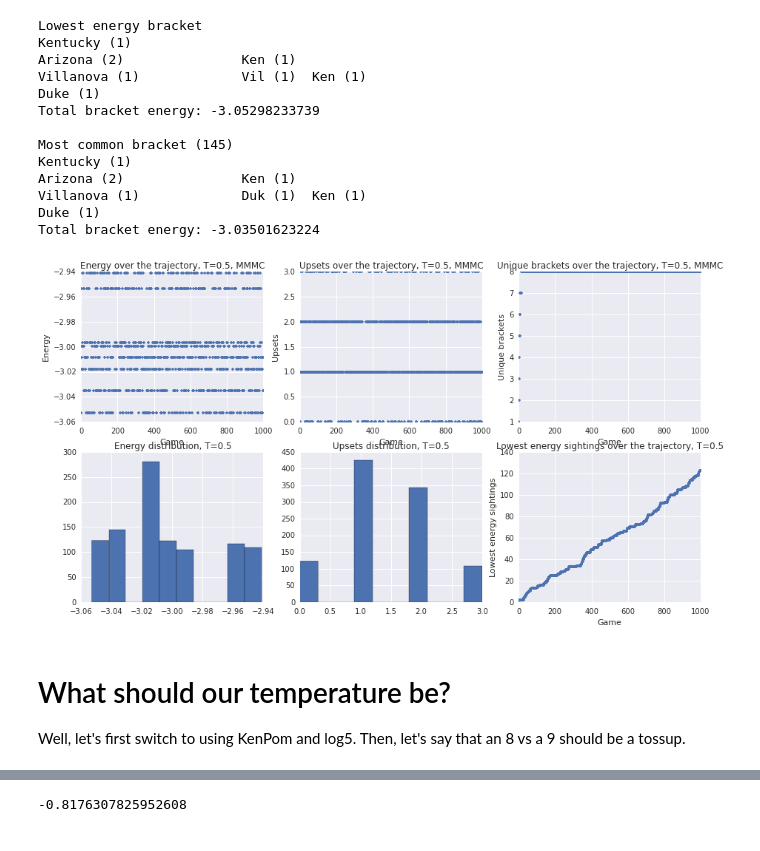
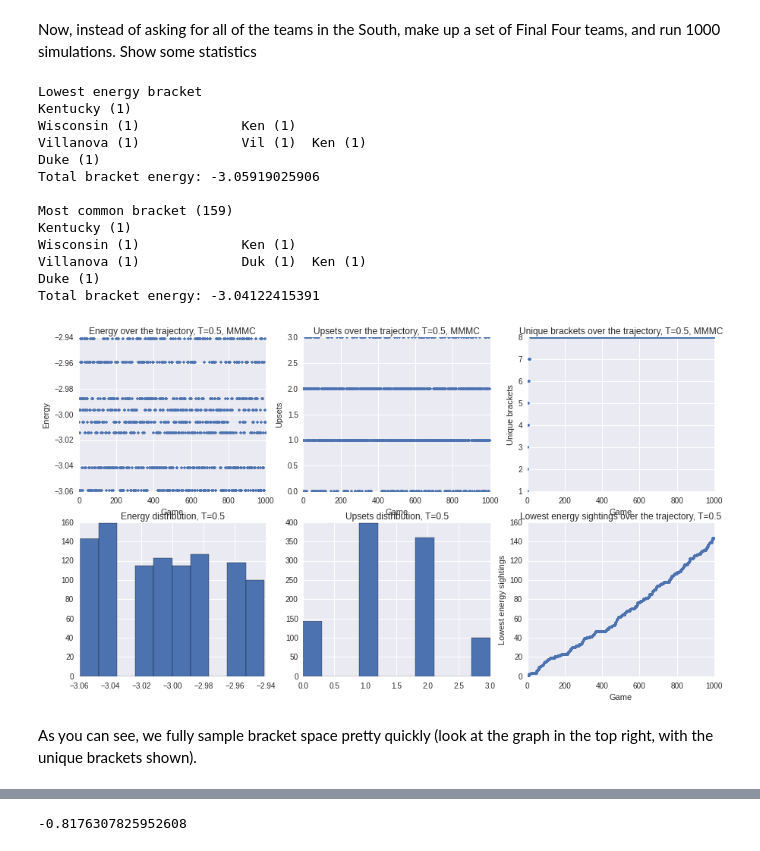
Before and after one commit to fomightez/MarchMadnessMonteCarlo, a Jupyter notebook: MMMC2015.ipynb, the cells around one changed output, grey strips where cells are left out. Cells and saved outputs as stored; diff of their text form; code cells hidden in the pictures.

```diff
--- a/MMMC2015.ipynb
+++ b/MMMC2015.ipynb
@@ -34,23 +46,22 @@ Total bracket energy: -18.0293138717
+# %% [markdown]
+Now, instead of asking for all of the teams in the South, make up a set of Final Four teams, and run 1000 simulations. Show some statistics
 # %%
-import MarchMadnessMonteCarlo as MMMC
-sr = MMMC.simulate(1000,['Kentucky','Arizona','Villanova','Duke'],0.5)
+sr = MMMC.simulate(1000,['Kentucky','Wisconsin','Villanova','Duke'],0.5)
 MMMC.showstats(sr,newfig=True)
 # %% [output]
 Lowest energy bracket
 Kentucky (1)
-Arizona (2)               Ken (1)
+Wisconsin (1)             Ken (1)
 Villanova (1)             Vil (1)  Ken (1)
 Duke (1)
-Total bracket energy: -3.05298233739
+Total bracket energy: -3.05919025906
 
-Most common bracket (145)
+Most common bracket (159)
 Kentucky (1)
-Arizona (2)               Ken (1)
+Wisconsin (1)             Ken (1)
 Villanova (1)             Duk (1)  Ken (1)
 Duke (1)
-Total bracket energy: -3.03501623224
+Total bracket energy: -3.04122415391
-[figure, old version]
+[figure, new version]
-# %% [markdown]
-# What should our temperature be?
-
-Well, let's first switch to using KenPom and log5. Then, let's say that an 8 vs a 9 should be a tossup.
+# %% [markdown]
+As you can see, we fully sample bracket space pretty quickly (look at the graph in the top right, with the unique brackets shown).
```
Also changed, not shown: parts of 41 cells of this notebook, 2 other files.
